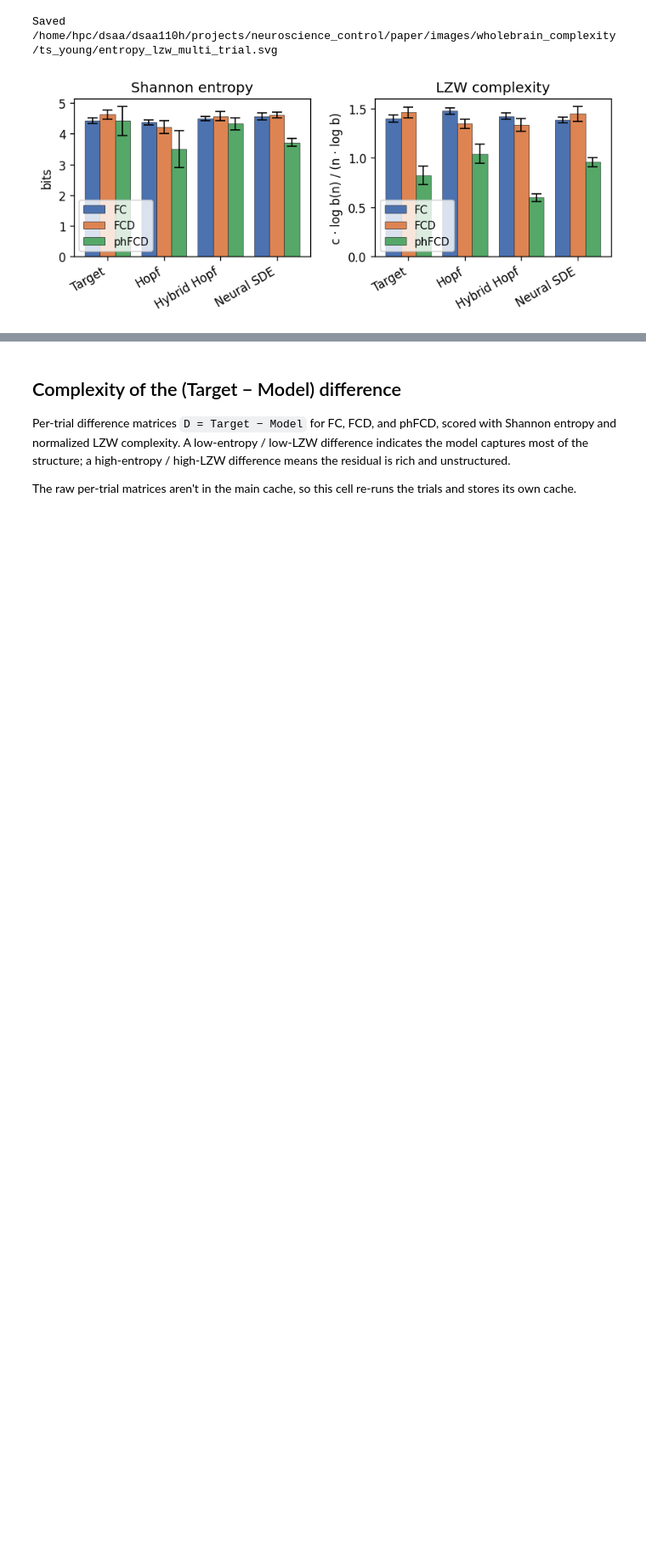
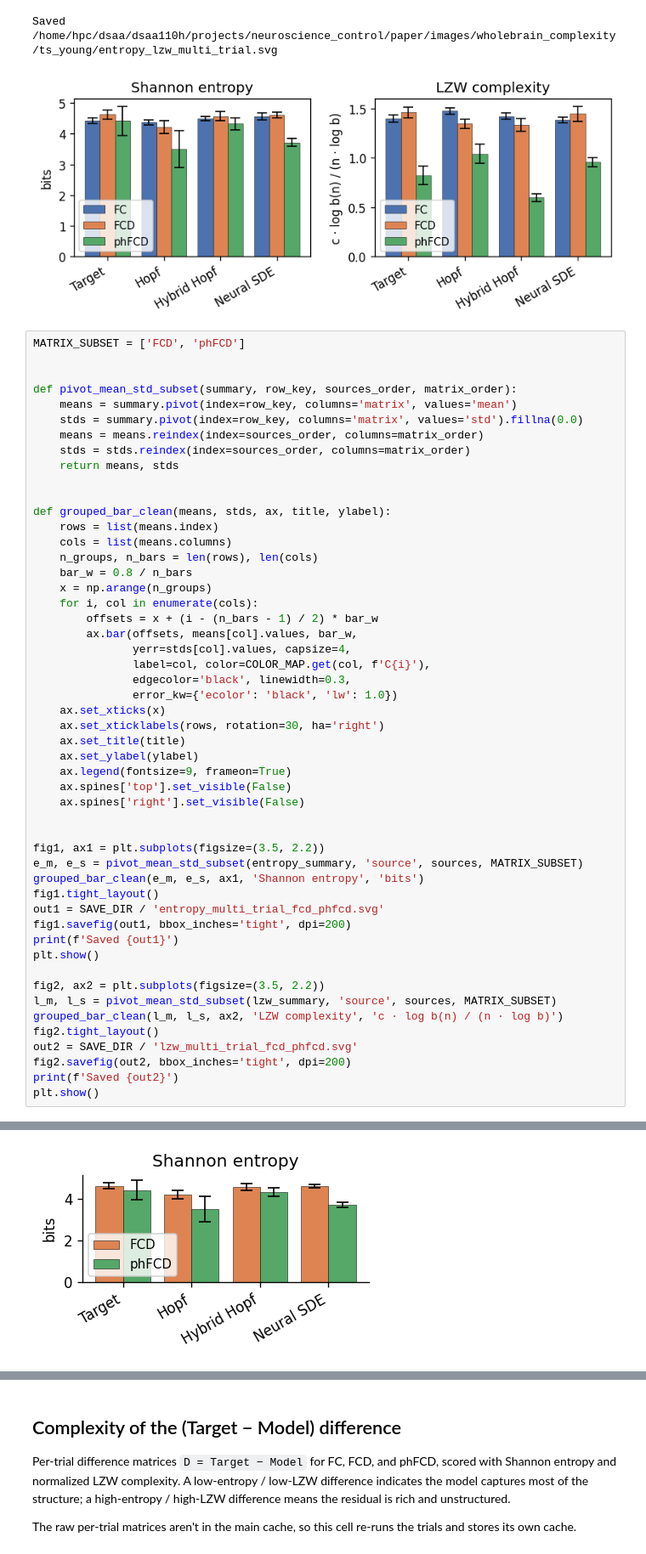
Before and after one commit to dani2442/neuroscience_control, a Jupyter notebook: examples/wholebrain_complexity_clustering.ipynb, the cells around one changed output, grey strips where cells are left out. Shown at 85% size. Cells and saved outputs as stored; diff of their text form; blank space fills up the shorter version.

```diff
--- a/examples/wholebrain_complexity_clustering.ipynb
+++ b/examples/wholebrain_complexity_clustering.ipynb
@@ -520,3 +511,55 @@ plt.show()
 # %% [output]
 Saved /home/hpc/dsaa/dsaa110h/projects/neuroscience_control/paper/images/wholebrain_complexity/ts_young/entropy_lzw_multi_trial.svg
 [figure]
+# %%
+MATRIX_SUBSET = ['FCD', 'phFCD']
+
+
+def pivot_mean_std_subset(summary, row_key, sources_order, matrix_order):
+    means = summary.pivot(index=row_key, columns='matrix', values='mean')
+    stds = summary.pivot(index=row_key, columns='matrix', values='std').fillna(0.0)
+    means = means.reindex(index=sources_order, columns=matrix_order)
+    stds = stds.reindex(index=sources_order, columns=matrix_order)
+    return means, stds
+
+
+def grouped_bar_clean(means, stds, ax, title, ylabel):
+    rows = list(means.index)
+    cols = list(means.columns)
+    n_groups, n_bars = len(rows), len(cols)
+    bar_w = 0.8 / n_bars
+    x = np.arange(n_groups)
+    for i, col in enumerate(cols):
+        offsets = x + (i - (n_bars - 1) / 2) * bar_w
+        ax.bar(offsets, means[col].values, bar_w,
+               yerr=stds[col].values, capsize=4,
+               label=col, color=COLOR_MAP.get(col, f'C{i}'),
+               edgecolor='black', linewidth=0.3,
+               error_kw={'ecolor': 'black', 'lw': 1.0})
+    ax.set_xticks(x)
+    ax.set_xticklabels(rows, rotation=30, ha='right')
+    ax.set_title(title)
+    ax.set_ylabel(ylabel)
+    ax.legend(fontsize=9, frameon=True)
+    ax.spines['top'].set_visible(False)
+    ax.spines['right'].set_visible(False)
+
+
+fig1, ax1 = plt.subplots(figsize=(3.5, 2.2))
+e_m, e_s = pivot_mean_std_subset(entropy_summary, 'source', sources, MATRIX_SUBSET)
+grouped_bar_clean(e_m, e_s, ax1, 'Shannon entropy', 'bits')
+fig1.tight_layout()
+out1 = SAVE_DIR / 'entropy_multi_trial_fcd_phfcd.svg'
+fig1.savefig(out1, bbox_inches='tight', dpi=200)
+print(f'Saved {out1}')
+plt.show()
+
+fig2, ax2 = plt.subplots(figsize=(3.5, 2.2))
+l_m, l_s = pivot_mean_std_subset(lzw_summary, 'source', sources, MATRIX_SUBSET)
+grouped_bar_clean(l_m, l_s, ax2, 'LZW complexity', 'c · log b(n) / (n · log b)')
+fig2.tight_layout()
+out2 = SAVE_DIR / 'lzw_multi_trial_fcd_phfcd.svg'
+fig2.savefig(out2, bbox_inches='tight', dpi=200)
+print(f'Saved {out2}')
+plt.show()
+# %% [output]
@@ -522,0 +567 @@ Saved /home/hpc/dsaa/dsaa110h/projects/neuroscience_control/paper/images/wholebr
+[figure, added]
```
Also changed, not shown: parts of 5 cells of this notebook, 7 other files.
